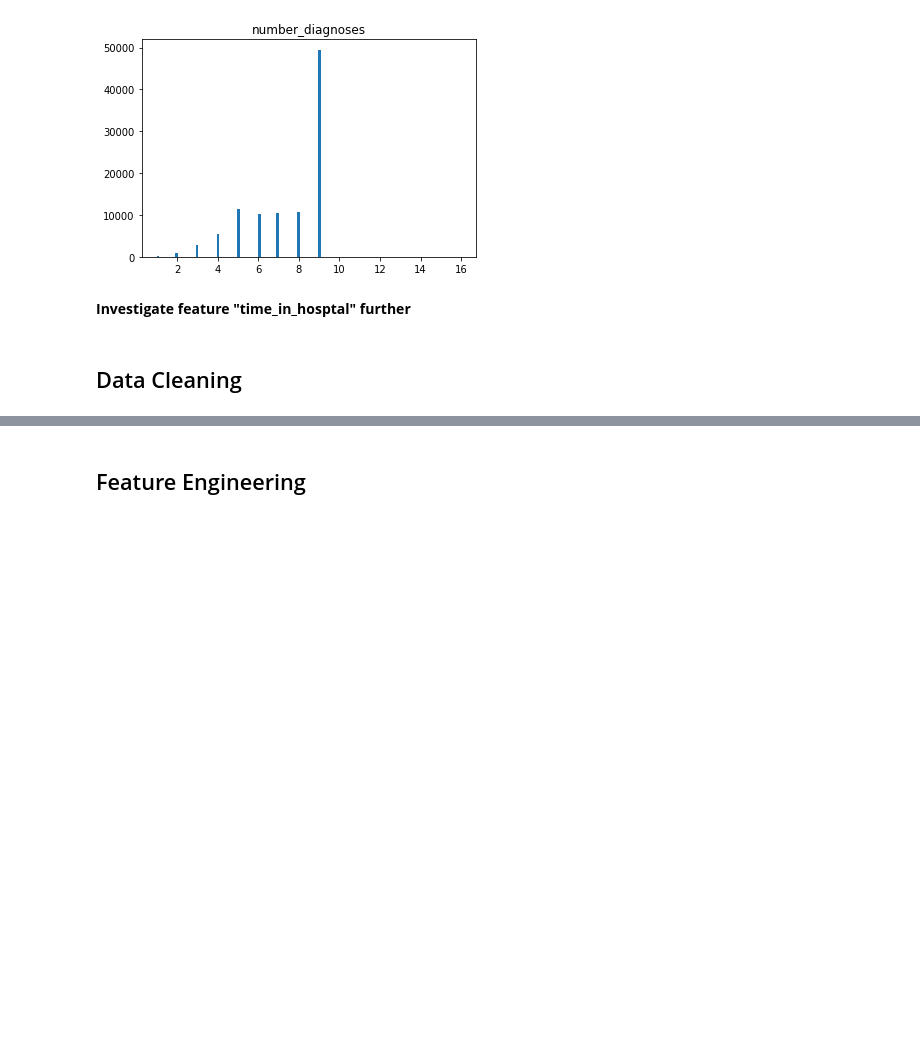
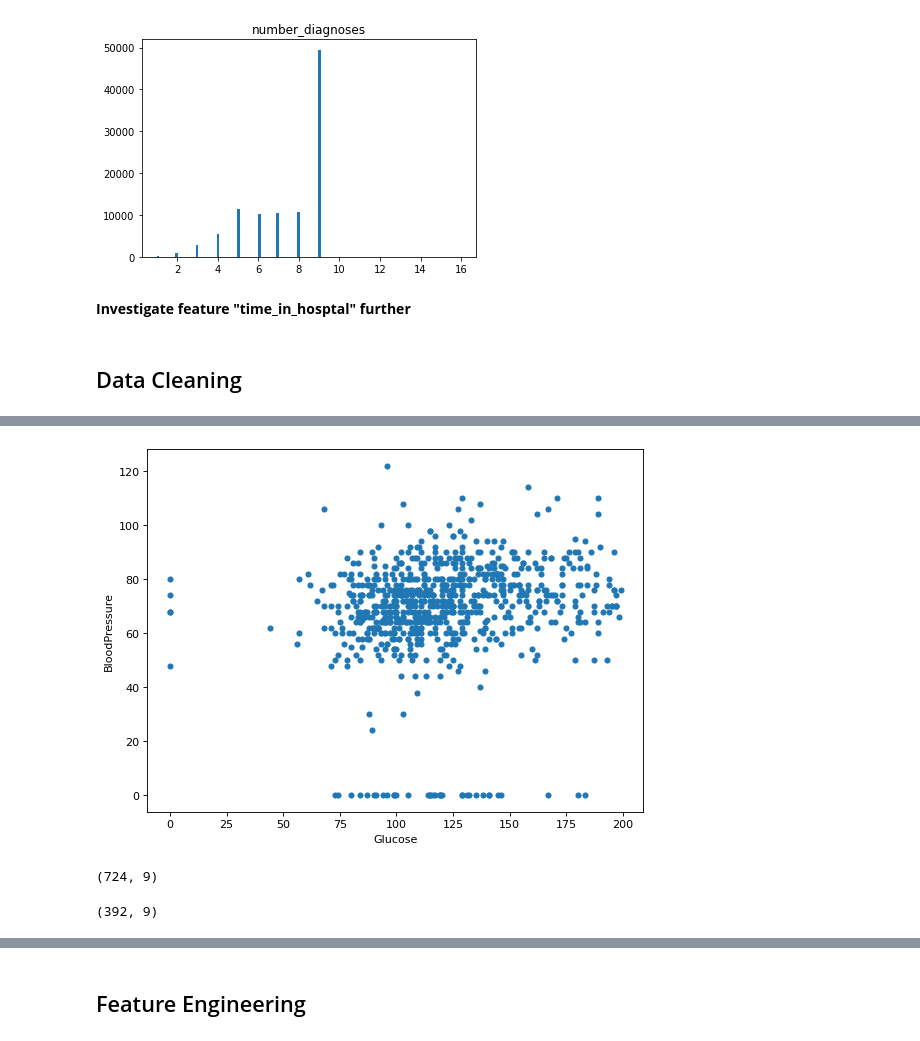
Before and after one commit to psalinas505/python-diabetes, a Jupyter notebook: Python_Diabetes_PS_NN_BB.ipynb, the cells around one changed output, grey strips where cells are left out. Drawn from its saved outputs; the diff is of its cells as text; code cells hidden in the pictures; blank space fills up the shorter version.

Commit message:
updated clean Data

```diff
--- a/Python_Diabetes_PS_NN_BB.ipynb
+++ b/Python_Diabetes_PS_NN_BB.ipynb
@@ -621,0 +623,10 @@ From BB
+# %%
+# Review Plot to Clean:
+from matplotlib.pyplot import figure
+figure(num=None, figsize=(8, 6), dpi=80, facecolor='w', edgecolor='k')
+
+plt.scatter(diabetes['Glucose'], diabetes['BloodPressure'], s=20)
+plt.xlabel('Glucose')
+plt.ylabel('BloodPressure');
+# %% [output]
+[figure, added]
@@ -621,0 +638,5 @@ From BB
+# %%
+# Show how many records and fields
+df0.shape
+# %% [output]
+(724, 9)
@@ -621,0 +647,5 @@ From BB
+# %%
+# Show how many records and fields with the field Insulin removed
+df0_noZeroInsulin.shape
+# %% [output]
+(392, 9)
```
Also changed, not shown: parts of 33 cells of this notebook.
